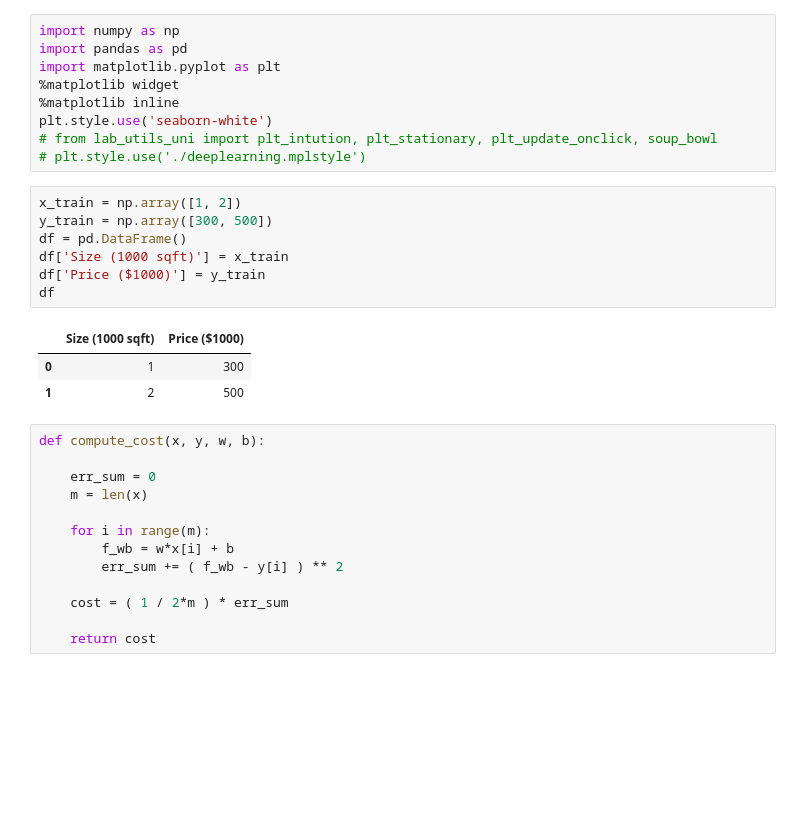
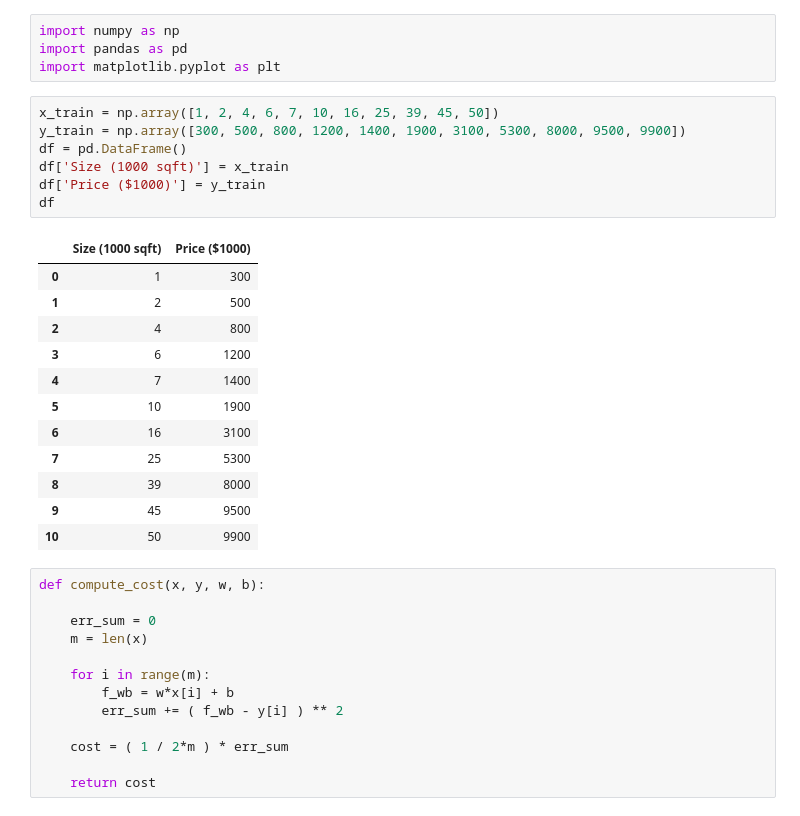
Before and after one commit to shashankgsharma/machinelearning, a Jupyter notebook: coursera/supervised_learning/lr_cost_fn.ipynb, the cells around one changed output. Cells and saved outputs as stored; diff of their text form; blank space fills up the shorter version.

```diff
--- a/coursera/supervised_learning/lr_cost_fn.ipynb
+++ b/coursera/supervised_learning/lr_cost_fn.ipynb
@@ -2,22 +22,26 @@
 import numpy as np
 import pandas as pd
 import matplotlib.pyplot as plt
-%matplotlib widget
-%matplotlib inline
-plt.style.use('seaborn-white')
-# from lab_utils_uni import plt_intution, plt_stationary, plt_update_onclick, soup_bowl
-# plt.style.use('./deeplearning.mplstyle')
 # %%
-x_train = np.array([1, 2])
-y_train = np.array([300, 500])
+x_train = np.array([1, 2, 4, 6, 7, 10, 16, 25, 39, 45, 50])
+y_train = np.array([300, 500, 800, 1200, 1400, 1900, 3100, 5300, 8000, 9500, 9900])
 df = pd.DataFrame()
 df['Size (1000 sqft)'] = x_train
 df['Price ($1000)'] = y_train
 df
 # %% [output]
 |  | Size (1000 sqft) | Price ($1000) |
 | 0 | 1 | 300 |
 | 1 | 2 | 500 |
+| 2 | 4 | 800 |
+| 3 | 6 | 1200 |
+| 4 | 7 | 1400 |
+| 5 | 10 | 1900 |
+| 6 | 16 | 3100 |
+| 7 | 25 | 5300 |
+| 8 | 39 | 8000 |
+| 9 | 45 | 9500 |
+| 10 | 50 | 9900 |
 # %%
 def compute_cost(x, y, w, b):
 
```
Also changed, not shown: parts of 3 cells of this notebook, 14 other files.
